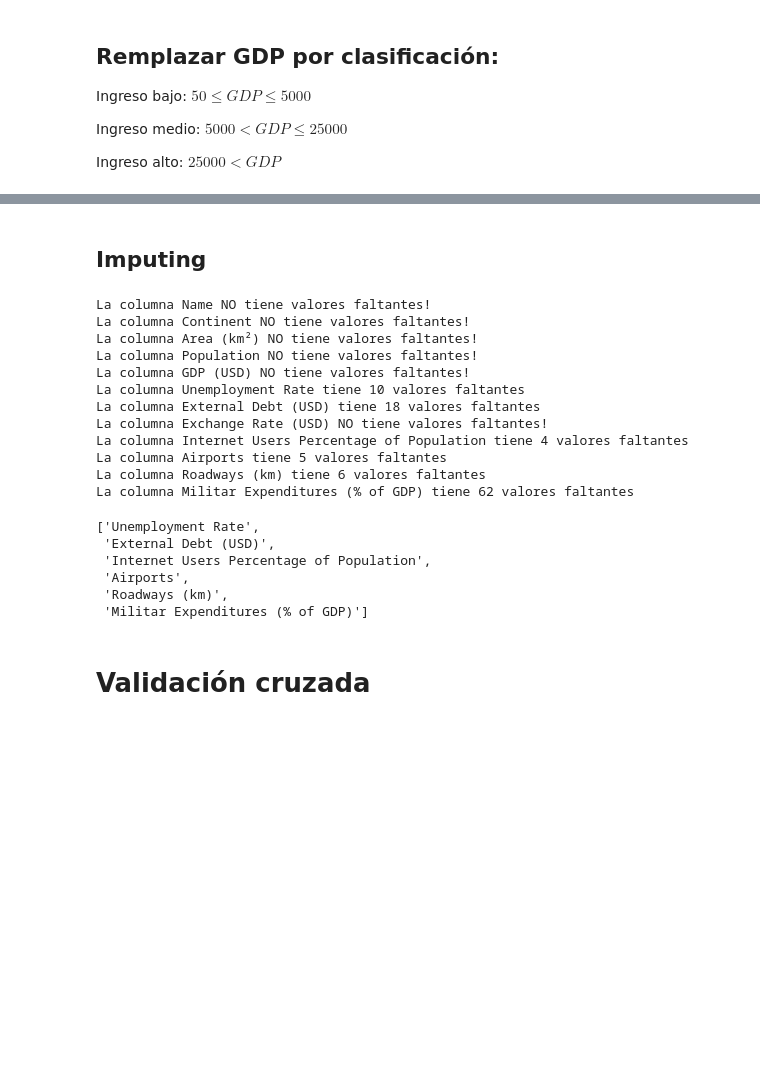
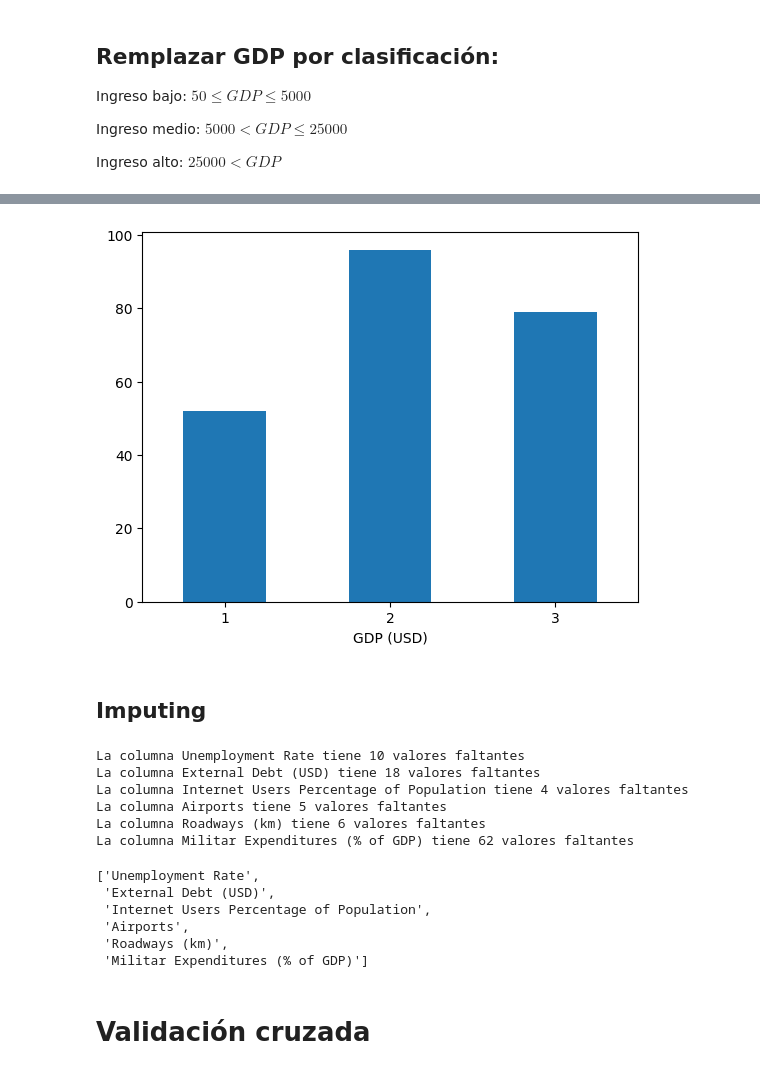
Before and after one commit to dui-luis-alberto-37/sklearn_cross_vall, a Jupyter notebook: Proyecto2_LuisAlbertoGarciaOrozco.ipynb, the cells around one changed output, grey strips where cells are left out. Drawn from its saved outputs; the diff is of its cells as text; code cells hidden in the pictures; blank space fills up the shorter version.

```diff
--- a/Proyecto2_LuisAlbertoGarciaOrozco.ipynb
+++ b/Proyecto2_LuisAlbertoGarciaOrozco.ipynb
@@ -490,6 +621,6 @@ df
 # %%
-# with open('cia_limpio.csv', 'w') as file:
-#     file.write(df.to_csv(index=False))         # Guardamos el archivo limpio para que los índices no
-#                                     # sean un problema
-# df = pd.read_csv('cia_limpio.csv', )
-# df
+with open('cia_limpio.csv', 'w') as file:
+    file.write(df.to_csv(index=False))         # Guardamos el archivo limpio para que los índices no
+                                    # sean un problema
+df = pd.read_csv('cia_limpio.csv', )
+df
@@ -506,7 +651,7 @@ ing_bajo_indx  = df[df['GDP (USD)'] <= 5000].index
 ing_medio_indx = df[df['GDP (USD)'] <= 25000][df['GDP (USD)'] >  5000].index
 ing_alto_indx  = df[df['GDP (USD)'] >  25000].index
 
-df['GDP (USD)'][ing_bajo_indx]  = ['igg_bajo' for _ in range(len(ing_bajo_indx))]
-df['GDP (USD)'][ing_medio_indx] = ['igg_medio' for _ in range(len(ing_medio_indx))] # Hacemos los
-df['GDP (USD)'][ing_alto_indx]  = ['igg_alto' for _ in range(len(ing_alto_indx))]   # cambios para
-df                                                                                  # las clases
+df['GDP (USD)'][ing_bajo_indx]  = [1 for _ in range(len(ing_bajo_indx))]
+df['GDP (USD)'][ing_medio_indx] = [2 for _ in range(len(ing_medio_indx))] # Hacemos los
+df['GDP (USD)'][ing_alto_indx]  = [3 for _ in range(len(ing_alto_indx))]   # cambios para
+                                                                           # las clases
@@ -527,3 +658,9 @@ df
+# %%
+df['GDP (USD)'].value_counts().sort_index().plot(kind='bar', )
+plt.xticks(rotation=0)
+plt.show()
+# %% [output]
+[figure, added]
 # %% [markdown]
 ## Imputing
 # %%
@@ -533,27 +670,17 @@ for columna in df.columns:
     if miss > 0:
         print(f'La columna {columna} tiene {miss} valores faltantes')
         columnas_por_cambiar.append(columna)
-    else:
-        print(f'La columna {columna} NO tiene valores faltantes!')
+columnas_por_cambiar
 # %% [output]
-La columna Name NO tiene valores faltantes!
-La columna Continent NO tiene valores faltantes!
-La columna Area (km²) NO tiene valores faltantes!
-La columna Population NO tiene valores faltantes!
-La columna GDP (USD) NO tiene valores faltantes!
 La columna Unemployment Rate tiene 10 valores faltantes
 La columna External Debt (USD) tiene 18 valores faltantes
-La columna Exchange Rate (USD) NO tiene valores faltantes!
 La columna Internet Users Percentage of Population tiene 4 valores faltantes
 La columna Airports tiene 5 valores faltantes
 La columna Roadways (km) tiene 6 valores faltantes
 La columna Militar Expenditures (% of GDP) tiene 62 valores faltantes
+['Unemployment Rate',
+ 'External Debt (USD)',
+ 'Internet Users Percentage of Population',
+ 'Airports',
+ 'Roadways (km)',
+ 'Militar Expenditures (% of GDP)']
-# %%
-columnas_por_cambiar
-# %% [output]
-['Unemployment Rate',
- 'External Debt (USD)',
- 'Internet Users Percentage of Population',
- 'Airports',
- 'Roadways (km)',
- 'Militar Expenditures (% of GDP)']
```
Also changed, not shown: parts of 56 cells of this notebook, 2 other files.
